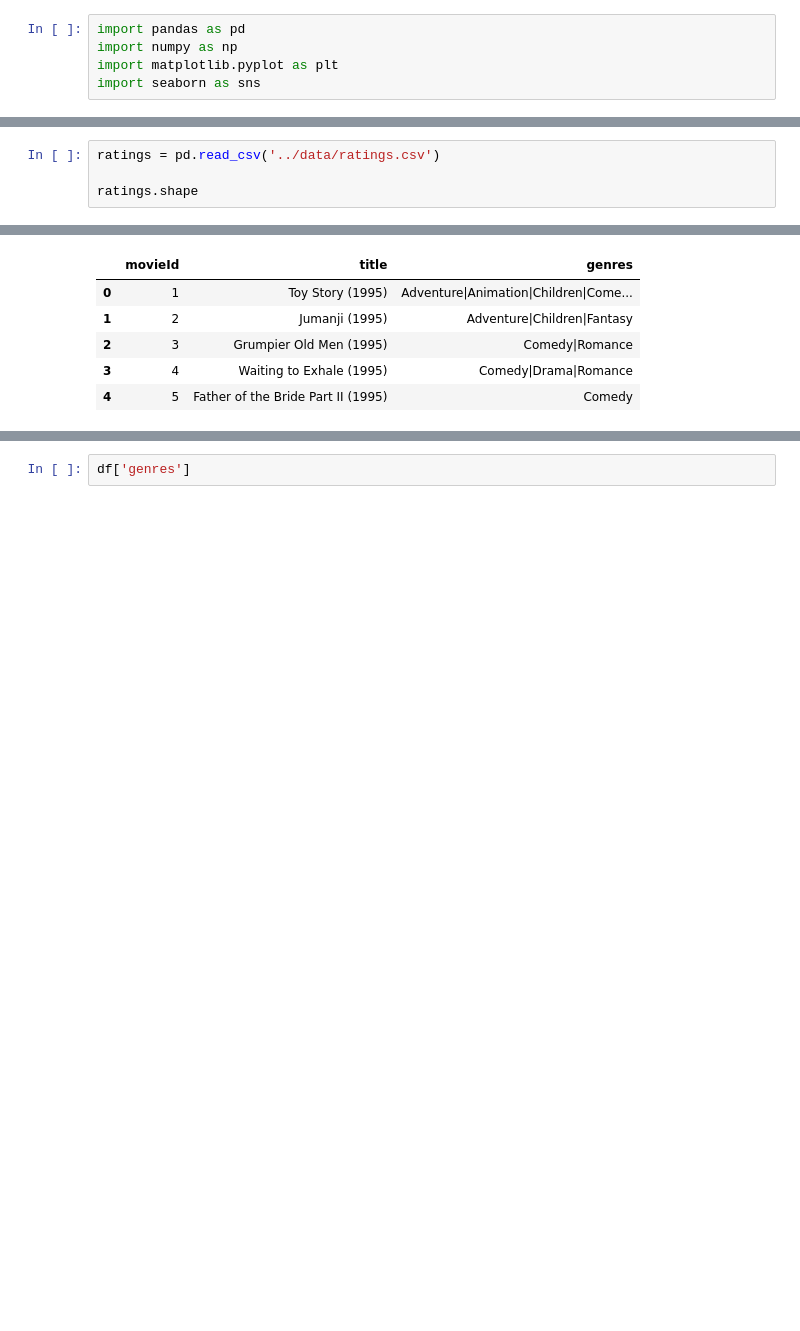
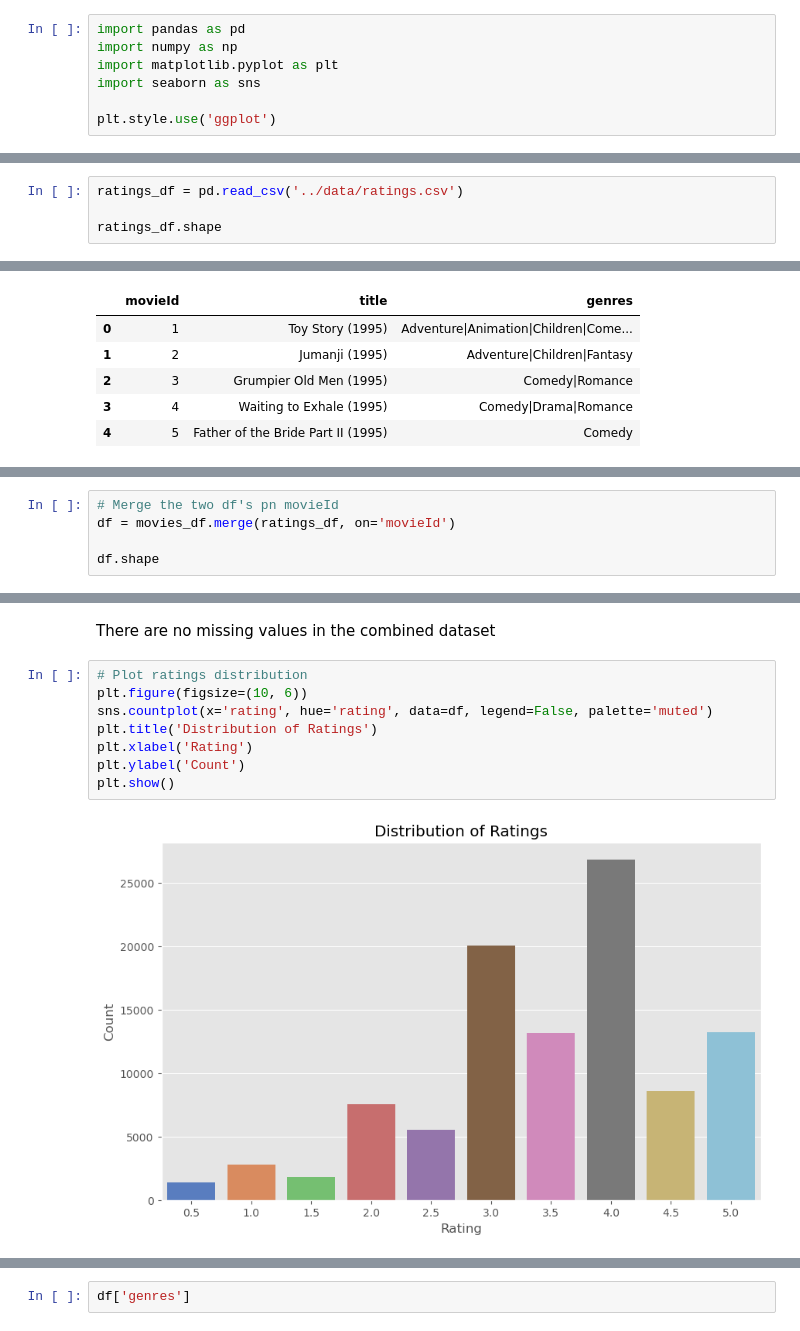
Before and after one commit to timothyrobbinscpa/movie_recommendations, a Jupyter notebook: src/movie_recommendations.ipynb, the cells around one changed output, grey strips where cells are left out. Cells and saved outputs as stored; diff of their text form; blank space fills up the shorter version.

```diff
--- a/src/movie_recommendations.ipynb
+++ b/src/movie_recommendations.ipynb
@@ -7,5 +22,7 @@ import pandas as pd
 import numpy as np
 import matplotlib.pyplot as plt
 import seaborn as sns
+
+plt.style.use('ggplot')
 # %%
 movies_df = pd.read_csv('../data/movies.csv')
@@ -16,6 +33,6 @@ movies_df.shape
 # %%
-ratings = pd.read_csv('../data/ratings.csv')
+ratings_df = pd.read_csv('../data/ratings.csv')
 
-ratings.shape
+ratings_df.shape
 # %% [output]
 (100836, 4)
@@ -137,0 +135,5 @@ df['genres'].value_counts().nunique()
+# %%
+# Merge the two df's pn movieId
+df = movies_df.merge(ratings_df, on='movieId')
+
+df.shape
@@ -137,0 +197,12 @@ df['genres'].value_counts().nunique()
+# %% [markdown]
+There are no missing values in the combined dataset
+# %%
+# Plot ratings distribution
+plt.figure(figsize=(10, 6))
+sns.countplot(x='rating', hue='rating', data=df, legend=False, palette='muted')
+plt.title('Distribution of Ratings')
+plt.xlabel('Rating')
+plt.ylabel('Count')
+plt.show()
+# %% [output]
+[figure, added]
```
Also changed, not shown: parts of 55 cells of this notebook, 14 other files.
